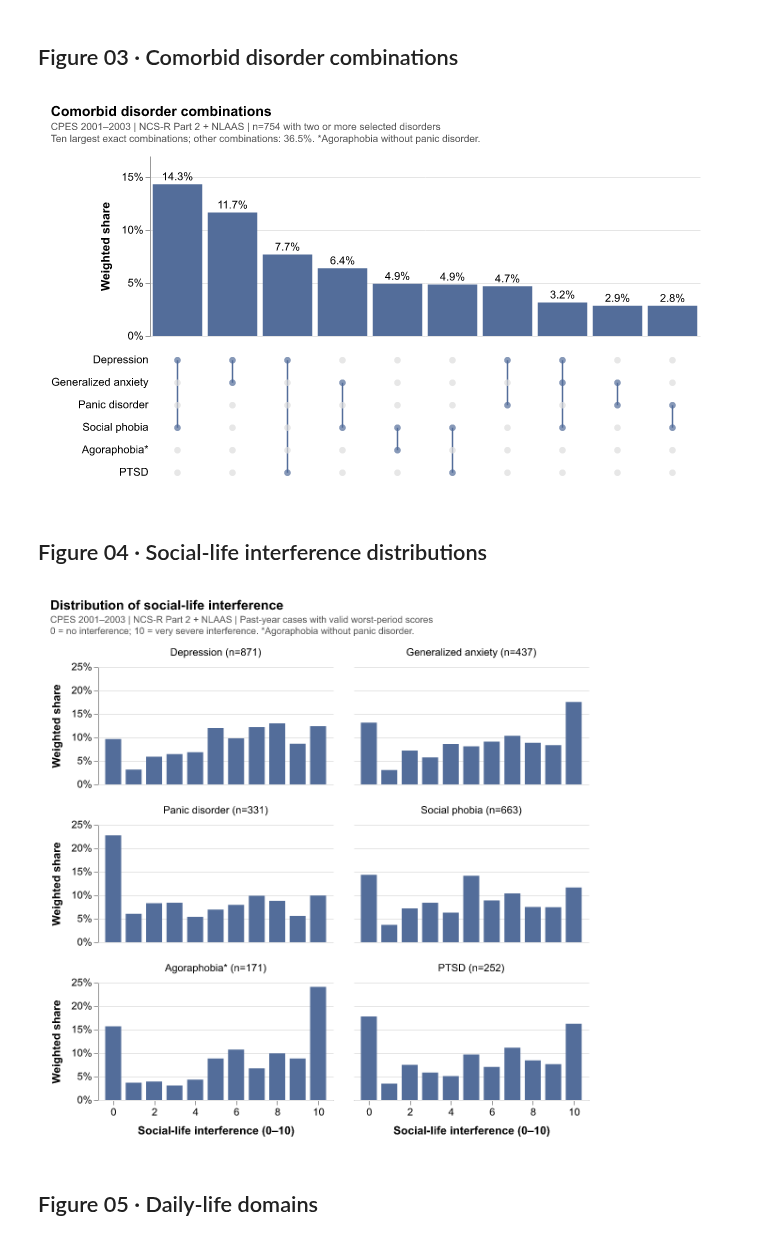
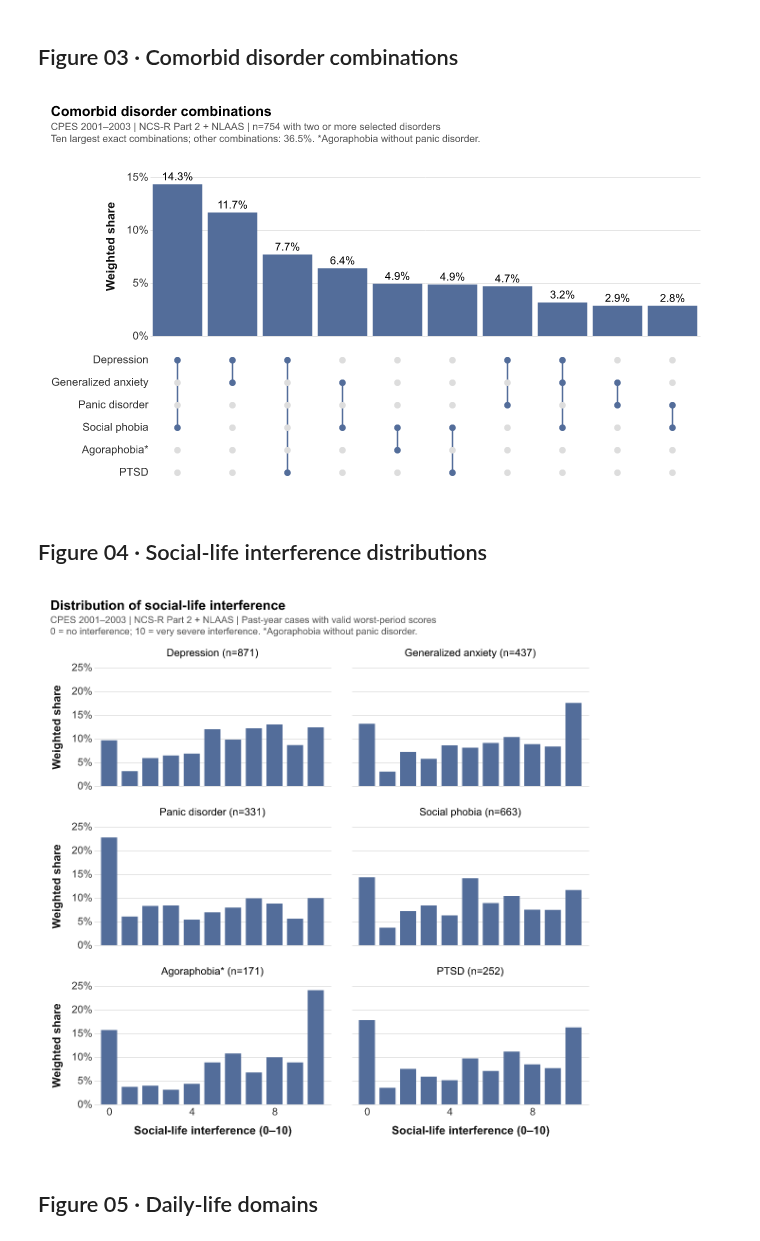
Before and after one commit to judycchen/capp30239-data-visualization_judy-chen, a Jupyter notebook: static-viz-project/milestone2_draft/static-draft.ipynb, the cells around one changed output. Cells and saved outputs as stored; diff of their text form; code cells hidden in the pictures.

```diff
--- a/static-viz-project/milestone2_draft/static-draft.ipynb
+++ b/static-viz-project/milestone2_draft/static-draft.ipynb
@@ -38,7 +38,8 @@ def save_chart(chart, filename, title, notes):
         .configure(background="white", font="Arial", padding=12)
         .configure_axis(
             labelFontSize=11, titleFontSize=12, titlePadding=9,
-            gridColor="#E5E5E5", domainColor="#999999", tickColor="#999999",
+            gridColor="#E5E5E5", tickCount=5, domain=False, ticks=False,
+            labelColor="#333333", titleColor="#111111",
             labelLimit=230,
         )
         .configure_legend(labelFontSize=11, titleFontSize=11, padding=8)
@@ -298,7 +304,7 @@ def combinations_chart(bars_df, dots_df, lines_df):
                 scale=alt.Scale(domain=[0, .17])),
     )
     labels = bars.mark_text(dy=-7).encode(text=alt.Text("share:Q", format=".1%"))
-    dots = alt.Chart(dots_df).mark_point(filled=True, size=45).encode(
+    dots = alt.Chart(dots_df).mark_point(filled=True, size=45, opacity=1).encode(
         x=alt.X("combination:O", sort=combinations, axis=None),
         y=alt.Y("disorder:N", sort=DISORDER_LABELS, scale=alt.Scale(domain=DISORDER_LABELS),
                 title=None, axis=alt.Axis(ticks=False, domain=False)),
@@ -320,7 +326,7 @@ save_chart(
      f"Ten largest exact combinations; other combinations: {omitted_share:.1f}%. *Agoraphobia without panic disorder."],
 )
 # %% [output]
-[figure, old version]
+[figure, new version]
 # %% [markdown]
 ## Figure 04 · Social-life interference distributions
 # %%
@@ -328,35 +334,37 @@ score_distributions, score_counts = [], []
 for spec in DISORDERS.values():
     valid = cpes[spec["diagnosis"]].eq(1) & cpes[spec["social"]].between(0, 10)
     counts = cpes.loc[valid].groupby(spec["social"])["NCNLWTLG"].sum().reindex(range(11), fill_value=0)
     score_distributions.append(counts / counts.sum()*100)
     score_counts.append(int(valid.sum()))
 max_height = np.ceil(max(row.max() for row in score_distributions)/5)*5
 
 
 panel_order = [f"{label} (n={n:,})" for label, n in zip(DISORDER_LABELS, score_counts)]
 distribution_df = pd.DataFrame([
     {"panel": panel, "score": score, "share": float(distribution.loc[score]) / 100}
     for panel, distribution in zip(panel_order, score_distributions) for score in range(11)
 ])
 
 
 def interference_distributions(df):
     bars = alt.Chart(df).mark_bar(color=BLUE, size=17).encode(
         x=alt.X("score:Q", title="Social-life interference (0–10)", scale=alt.Scale(domain=[-.5, 10.5]),
                 axis=alt.Axis(values=[0, 2, 4, 6, 8, 10], grid=False)),
         y=alt.Y("share:Q", title="Weighted share", scale=alt.Scale(domain=[0, max_height / 100]),
                 axis=alt.Axis(format="%", tickCount=5)),
     ).properties(width=250, height=125)
-    return bars.facet(facet=alt.Facet("panel:N", sort=panel_order, title=None), columns=2, spacing=22)
+    return bars.facet(
+        facet=alt.Facet("panel:N", sort=panel_order, title=None), columns=2, spacing=22,
+    ).resolve_scale(x="shared", y="shared")
 
 
 save_chart(
     interference_distributions(distribution_df), "04_social_interference_distributions.png", "Distribution of social-life interference",
     [CPES_SOURCE + " | Past-year cases with valid worst-period scores",
      "0 = no interference; 10 = very severe interference. *Agoraphobia without panic disorder."],
 )
 # %% [output]
-[figure, old version]
+[figure, new version]
 # %% [markdown]
 ## Figure 05 · Daily-life domains
 # %%
```
Also changed, not shown: parts of 8 cells of this notebook, 13 other files.
